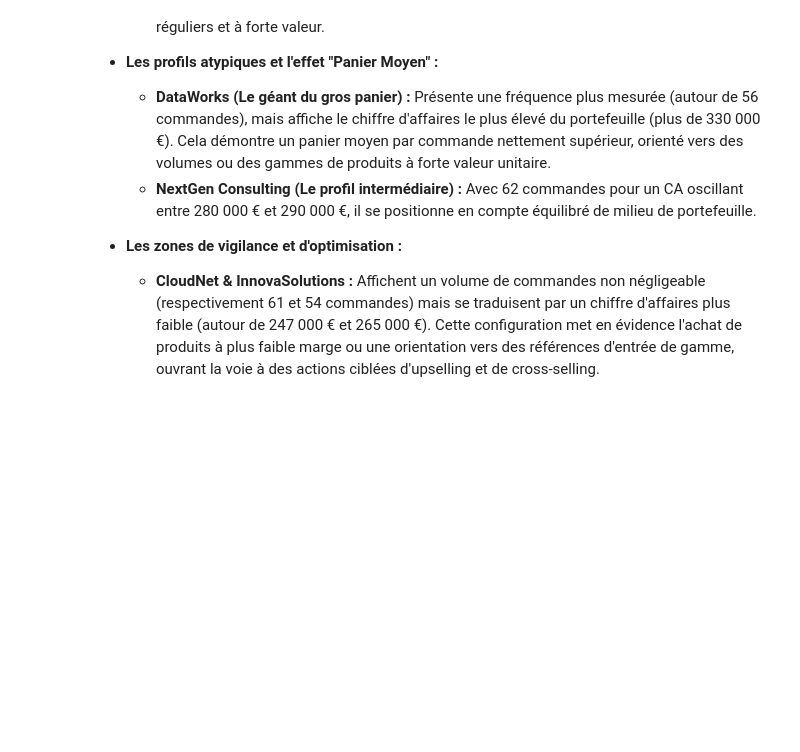
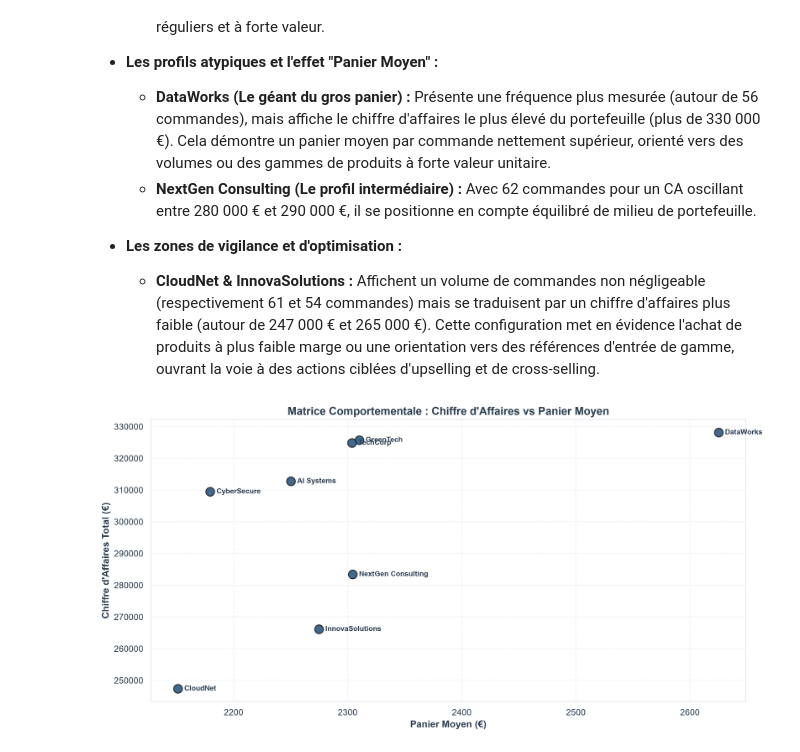
Before and after one commit to Bartel138/analyse-ventes-b2b-python, a Jupyter notebook: 03_analyse_clients.ipynb, the cells around one changed output. Saved outputs shown, nothing was run; the diff lists cells and outputs as text; code cells hidden in the pictures; blank space fills up the shorter version.

Commit message:
feat : Nouveaux graphiques et commentaires.

```diff
--- a/03_analyse_clients.ipynb
+++ b/03_analyse_clients.ipynb
@@ -492,3 +505,65 @@ plt.show()
 
 * **Les zones de vigilance et d'optimisation :**
   * **CloudNet & InnovaSolutions :** Affichent un volume de commandes non négligeable (respectivement 61 et 54 commandes) mais se traduisent par un chiffre d'affaires plus faible (autour de 247 000 € et 265 000 €). Cette configuration met en évidence l'achat de produits à plus faible marge ou une orientation vers des références d'entrée de gamme, ouvrant la voie à des actions ciblées d'upselling et de cross-selling.
+# %%
+# 1. Préparation des données pour le nuage de points (Scatter Plot) :
+# - "df_scatter" est le nom du nouveau tableau où l'on range notre bilan par client.
+# - Sales.groupby("CompanyName") : On prend le tableau des ventes et on regroupe les lignes par client (comme des dossiers).
+# - .agg(...) : On résume ces groupes pour n'obtenir qu'une seule ligne par client grâce à des calculs de synthèse.
+df_scatter = Sales.groupby("CompanyName").agg(
+    # On calcule le Chiffre d'Affaires global de chaque client en additionnant tous ses achats ("sum")
+    ChiffreAffaires=("TotalPrice", "sum"),
+    # On calcule le Panier Moyen de chaque client en faisant la moyenne de ses montants de commandes ("mean")
+    PanierMoyen=("TotalPrice", "mean")
+).reset_index()
+# .reset_index() : On réintègre "CompanyName" (qui était piégé dans l'index du tableau après le groupby)
+# pour en faire une colonne normale, indispensable pour le graphique.
+
+# 2. Création de la figure (utilisation du rcParams global)
+# - plt.subplots() initialise une nouvelle zone de dessin et applique les styles globaux définis en amont (rcParams).
+# - "fig" (la Figure) représente le cadre global de l'image (la fenêtre ou la feuille de travail).
+# - "ax" (les Axes) représente la zone graphique intérieure qui contient à la fois l'axe horizontal (X) et l'axe vertical (Y)
+#   sur lesquels tes points seront tracés.
+fig, ax = plt.subplots()
+
+# Tracé du nuage de points sur notre zone graphique "ax"
+ax.scatter(
+    df_scatter["PanierMoyen"],    # 1er argument : Valeur placée sur l'axe HORIZONTAL (X)
+    df_scatter["ChiffreAffaires"],# 2e argument  : Valeur placée sur l'axe VERTICAL (Y)
+    color=COLOR_PALETTE[0],       # Couleur des points, récupérée depuis une charte graphique prédéfinie
+    s=120,                        # Taille (surface) de chaque point (marker size)
+    alpha=0.85,                   # Transparence des points (de 0.0 transparent à 1.0 totalement opaque)
+    edgecolors='k',               # Couleur de la bordure autour des points ('k' signifie noir / black)
+    linewidths=1.2                # Épaisseur de la bordure des points
+)
+
+
+# 3. Ajout manuel des étiquettes pour chaque client :
+# Contrairement à un tableur comme Excel qui a un bouton magique, Matplotlib est un outil de dessin
+# de bas niveau : il faut lui donner l'ordre explicite d'écrire le nom de chaque client, un par un.
+for i, row in df_scatter.iterrows(): # On boucle sur chaque ligne du tableau (client par client)
+    ax.annotate(
+        row["CompanyName"],                             # Le texte à afficher : le nom du client
+        (row["PanierMoyen"], row["ChiffreAffaires"]), # L'emplacement exact du point (coordonnées X et Y)
+
+        # Le positionnement géométrique (xytext) :
+        # Pourquoi ce n'est pas géré par le rcParams (la charte graphique) ?
+        # Parce que le rcParams gère le STYLE (police, taille, couleur), tandis que xytext gère la GÉOMÉTRIE
+        # (on décale manuellement le texte de 8 pixels vers la droite pour éviter qu'il ne cache le point).
+        xytext=(8, 0), textcoords="offset points",
+
+        fontsize=9, fontweight='bold',  # Style du texte (géré par la charte globale pour la police, affiné ici en gras)
+        va='center'                     # Centrage vertical du texte par rapport au point
+    )
+
+# 4. Habillage et mise en page finale du graphique
+ax.set_xlabel("Panier Moyen (€)", fontweight='bold')             # Nom de l'axe horizontal (X)
+ax.set_ylabel("Chiffre d'Affaires Total (€)", fontweight='bold') # Nom de l'axe vertical (Y)
+
+# Titre du graphique : on l'ajuste pour qu'il corresponde exactement aux axes tracés (CA vs Panier Moyen)
+ax.set_title("Matrice Comportementale : Chiffre d'Affaires vs Panier Moyen", fontsize=14, fontweight='bold')
+
+plt.tight_layout()  # Ajuste automatiquement les marges pour éviter que les étiquettes de texte ne soient coupées sur les bords
+plt.show()          # Déclenche l'affichage final de la figure à l'écran
+# %% [output]
+[figure, added]
```
Also changed, not shown: parts of 13 cells of this notebook, 1 other file.
